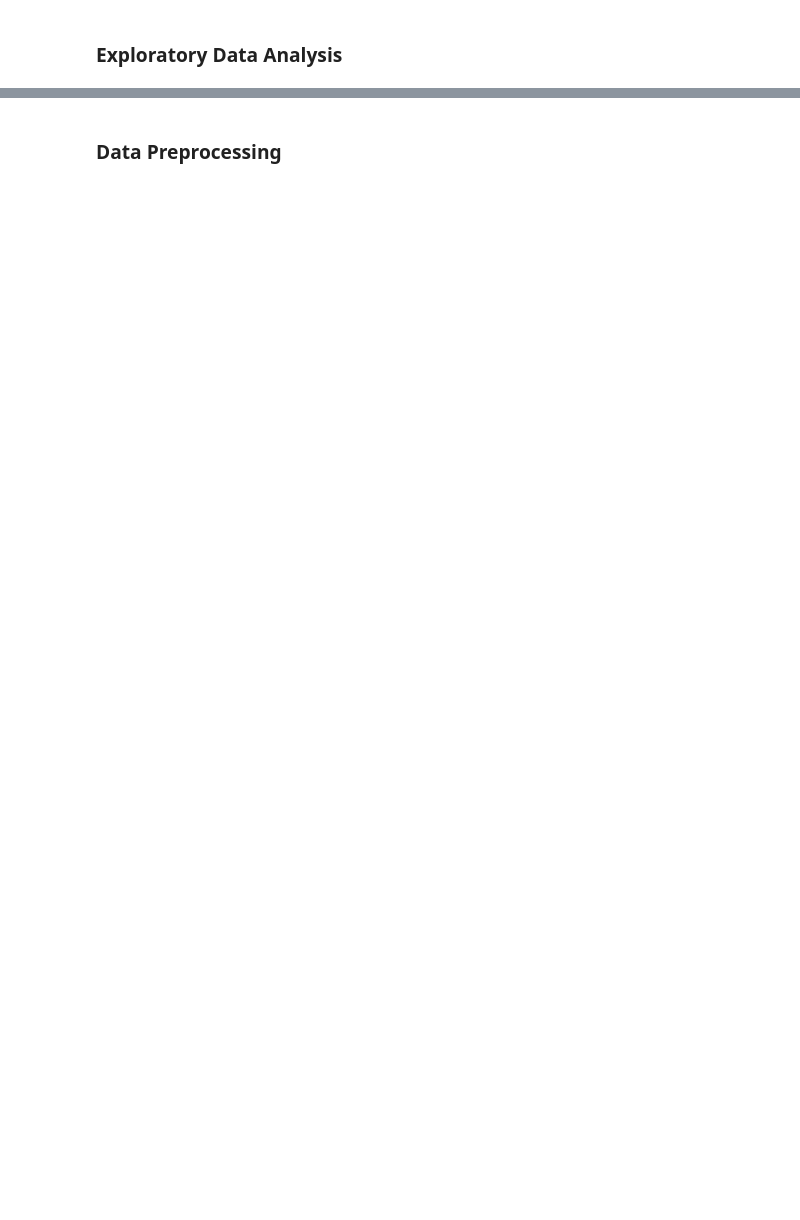
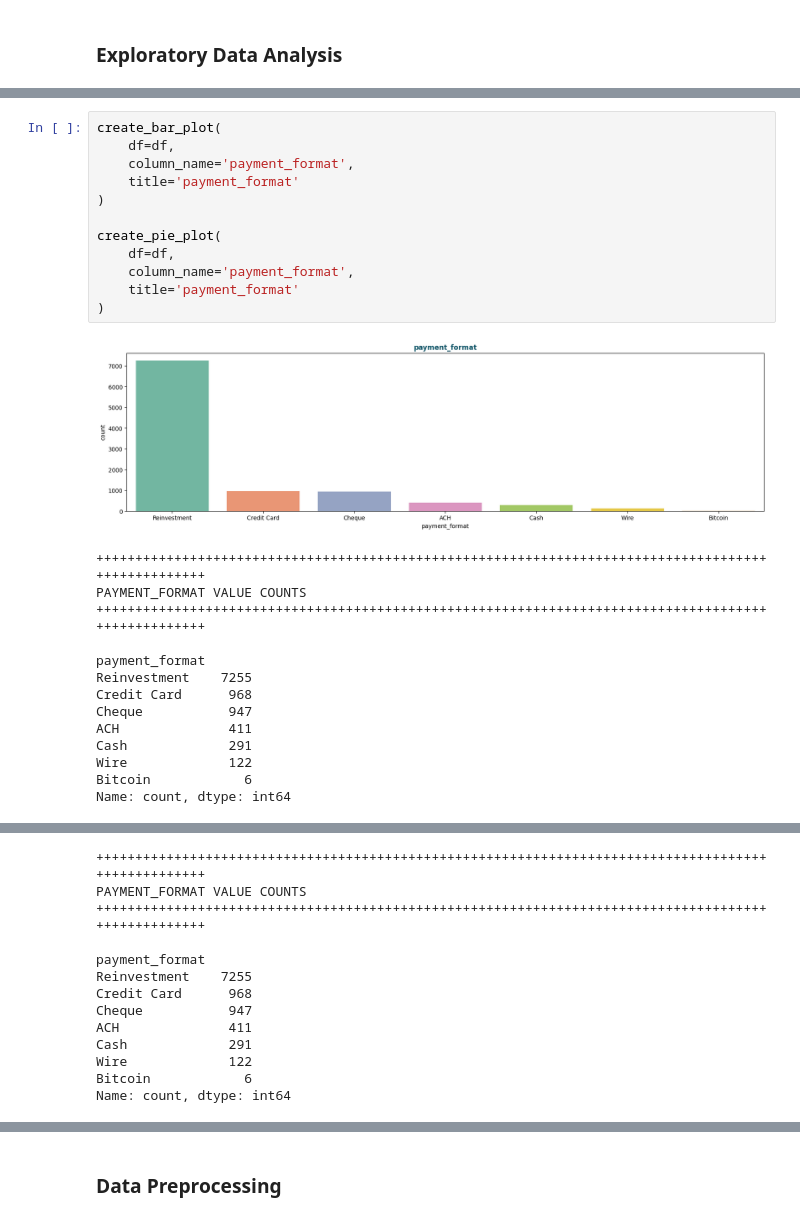
Before and after one commit to votanasrey/Hybrid-Node-Clustering-Approach-for-Graph-Based-Anti-Money-Laundering, a Jupyter notebook: model_dev/logistic_regression.ipynb, the cells around one changed output, grey strips where cells are left out. Saved outputs shown, nothing was run; the diff lists cells and outputs as text; blank space fills up the shorter version.

```diff
--- a/model_dev/logistic_regression.ipynb
+++ b/model_dev/logistic_regression.ipynb
@@ -326,0 +405,27 @@ OUTLIERS DETECTION - AMOUNT RECEIVED & PAID
+# %%
+create_bar_plot(
+    df=df,
+    column_name='payment_format',
+    title='payment_format'
+)
+
+create_pie_plot(
+    df=df,
+    column_name='payment_format',
+    title='payment_format'
+)
+# %% [output]
+[figure, added]
+++++++++++++++++++++++++++++++++++++++++++++++++++++++++++++++++++++++++++++++++++++++++++++++++++++
+PAYMENT_FORMAT VALUE COUNTS
+++++++++++++++++++++++++++++++++++++++++++++++++++++++++++++++++++++++++++++++++++++++++++++++++++++
+
+payment_format
+Reinvestment    7255
+Credit Card      968
+Cheque           947
+ACH              411
+Cash             291
+Wire             122
+Bitcoin            6
+Name: count, dtype: int64
@@ -326,0 +433,13 @@ OUTLIERS DETECTION - AMOUNT RECEIVED & PAID
+++++++++++++++++++++++++++++++++++++++++++++++++++++++++++++++++++++++++++++++++++++++++++++++++++++
+PAYMENT_FORMAT VALUE COUNTS
+++++++++++++++++++++++++++++++++++++++++++++++++++++++++++++++++++++++++++++++++++++++++++++++++++++
+
+payment_format
+Reinvestment    7255
+Credit Card      968
+Cheque           947
+ACH              411
+Cash             291
+Wire             122
+Bitcoin            6
+Name: count, dtype: int64
```
Also changed, not shown: parts of 8 cells of this notebook.
